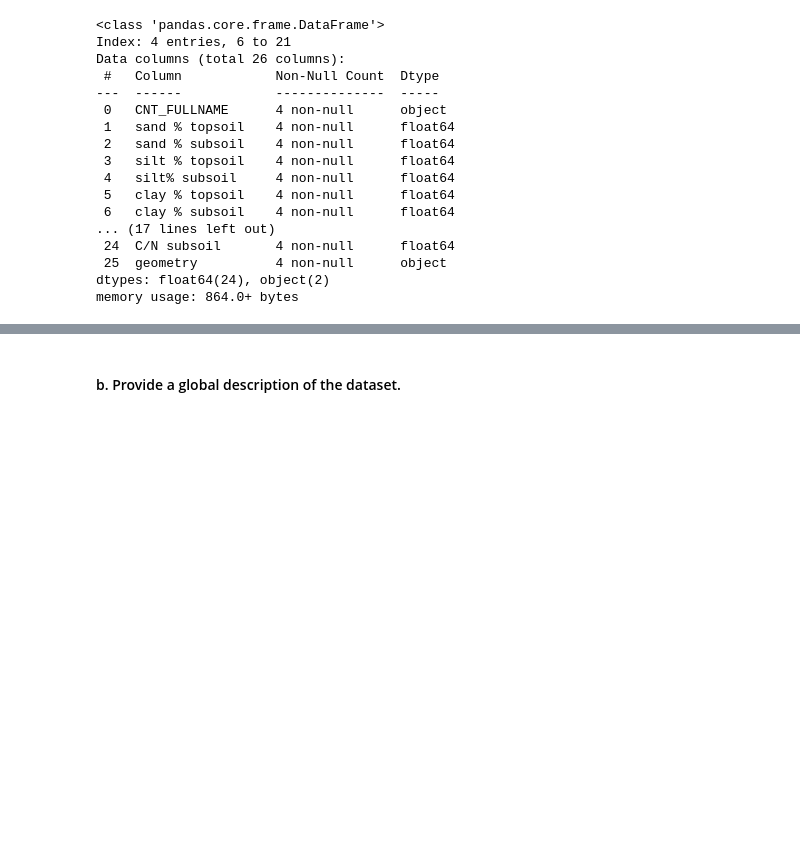
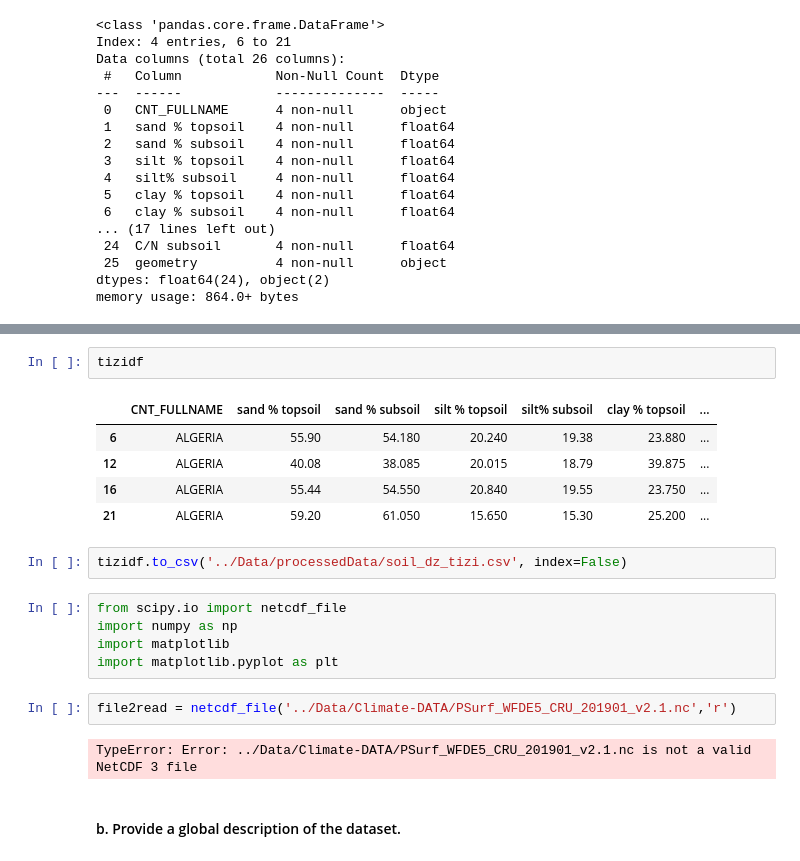
Before and after one commit to Rac11m/part1_dm, a Jupyter notebook: Code/dm.ipynb, the cells around one changed output, grey strips where cells are left out. Cells and saved outputs as stored; diff of their text form; blank space fills up the shorter version.

Commit message:
trouver les polygone sintersectant avec tizi

```diff
--- a/Code/dm.ipynb
+++ b/Code/dm.ipynb
@@ -149,3 +158,22 @@ See: https://matplotlib.org/stable/tutorials/intermediate/legend_guide.html#impl
+# %%
+tizidf
+# %% [output]
+|  | CNT_FULLNAME | sand % topsoil | sand % subsoil | silt % topsoil | silt% subsoil | clay % topsoil | ... |
+| 6 | ALGERIA | 55.90 | 54.180 | 20.240 | 19.38 | 23.880 | ... |
+| 12 | ALGERIA | 40.08 | 38.085 | 20.015 | 18.79 | 39.875 | ... |
+| 16 | ALGERIA | 55.44 | 54.550 | 20.840 | 19.55 | 23.750 | ... |
+| 21 | ALGERIA | 59.20 | 61.050 | 15.650 | 15.30 | 25.200 | ... |
+# %%
+tizidf.to_csv('../Data/processedData/soil_dz_tizi.csv', index=False)
+# %%
+from scipy.io import netcdf_file
+import numpy as np
+import matplotlib
+import matplotlib.pyplot as plt
+# %%
+file2read = netcdf_file('../Data/Climate-DATA/PSurf_WFDE5_CRU_201901_v2.1.nc','r')
+# %% [output]
+TypeError: Error: ../Data/Climate-DATA/PSurf_WFDE5_CRU_201901_v2.1.nc is not a valid NetCDF 3 file
 # %% [markdown]
 #### b. Provide a global description of the dataset.
 # %% [markdown]
```
Also changed, not shown: parts of 2 cells of this notebook, 1 other file.
